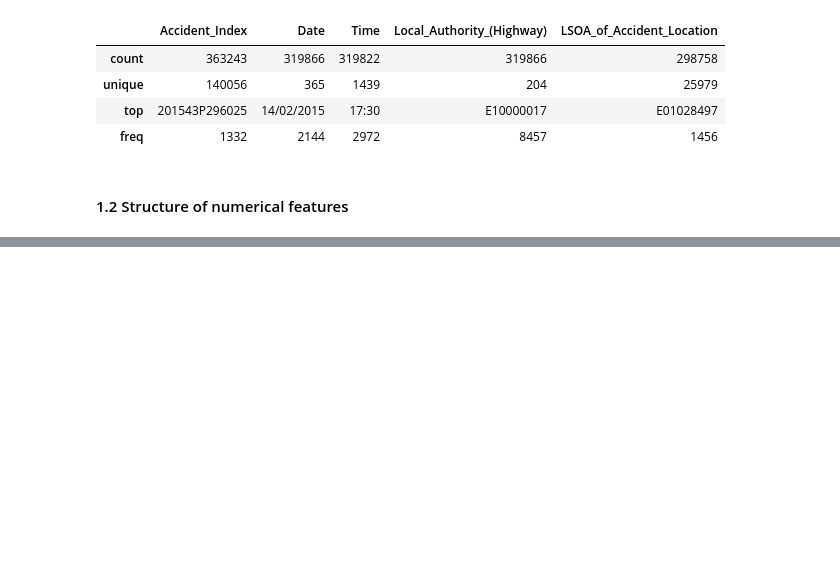
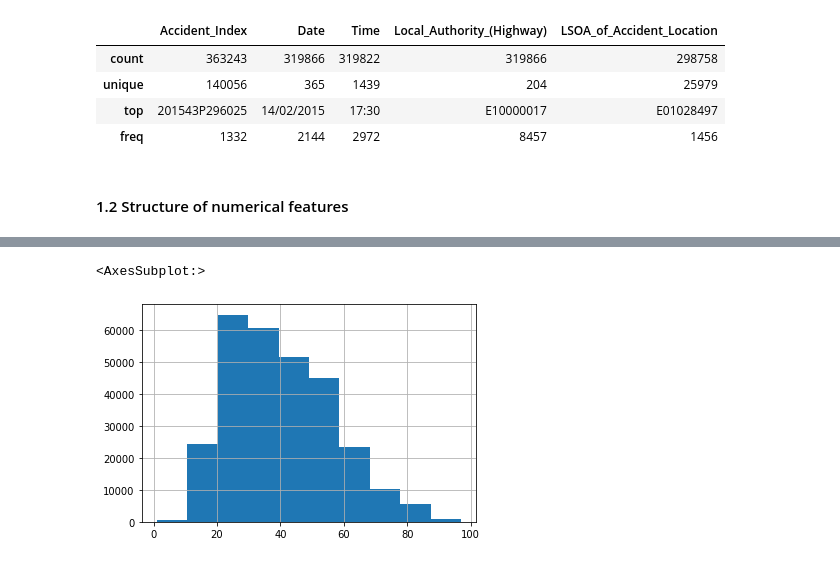
Before and after one commit to AnupJoseph/eda-with-python-jula-sql, a Jupyter notebook: python/eda.ipynb, the cells around one changed output, grey strips where cells are left out. Saved outputs shown, nothing was run; the diff lists cells and outputs as text; code cells hidden in the pictures; blank space fills up the shorter version.

```diff
--- a/python/eda.ipynb
+++ b/python/eda.ipynb
@@ -78,0 +128,6 @@ unique_values.plot.bar(title="Unique values per numerical feature", log_y=True)
+# %%
+df_X.Age_of_Driver.hist()
+# I am surprised there are so many drivers before 20
+# %% [output]
+<AxesSubplot:>
+[figure, added]
```
Also changed, not shown: parts of 12 cells of this notebook.
